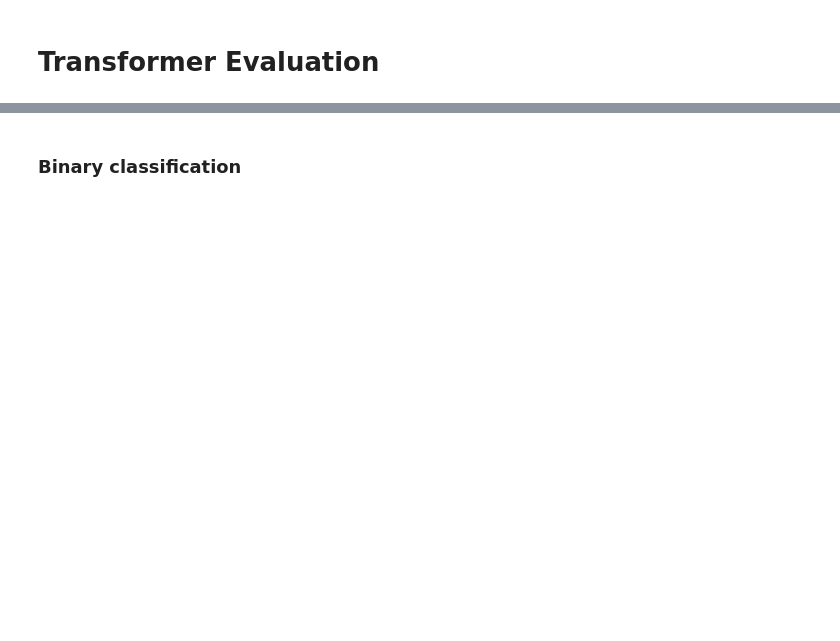
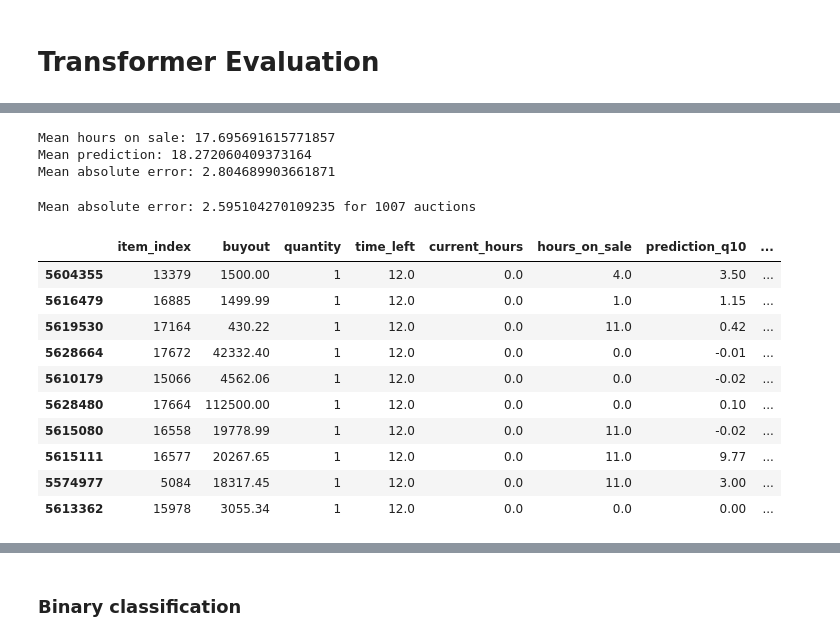
Before and after one commit to AngelUrq/auction_classic, a Jupyter notebook: notebooks/transformer_evaluation.ipynb, the cells around one changed output, grey strips where cells are left out. Cells and saved outputs as stored; diff of their text form; code cells hidden in the pictures; blank space fills up the shorter version.

```diff
--- a/notebooks/transformer_evaluation.ipynb
+++ b/notebooks/transformer_evaluation.ipynb
@@ -85,20 +100,37 @@ df_predictions = df_auctions[df_auctions['time_offset'] == 0]
 
 print("Mean hours on sale:", df_predictions['hours_on_sale'].mean())
 print("Mean prediction:", df_predictions['prediction_q50'].mean())
-print("Mean sale probability:", df_predictions['sale_probability'].mean())
 
 mae = mean_absolute_error(df_predictions['hours_on_sale'], df_predictions['prediction_q50'])
 print(f"Mean absolute error: {mae}")
+# %% [output]
+Mean hours on sale: 17.695691615771857
+Mean prediction: 18.272060409373164
+Mean absolute error: 2.804689903661871
 # %%
 df_auctions_filtered = df_predictions[df_predictions['current_hours'] == 0]
-df_auctions_filtered = df_auctions_filtered[df_auctions_filtered['time_left'] == 48.0]
+df_auctions_filtered = df_auctions_filtered[df_auctions_filtered['time_left'] == 12.0]
 
 df_auctions_filtered['prediction_interval'] = df_auctions_filtered['prediction_q90'] - df_auctions_filtered['prediction_q10']
 
 mae = mean_absolute_error(df_auctions_filtered['hours_on_sale'], df_auctions_filtered['prediction_q50'])
 print(f"Mean absolute error: {mae} for {len(df_auctions_filtered)} auctions") # 7.17
+# %% [output]
+Mean absolute error: 2.595104270109235 for 1007 auctions
 # %%
-df_auctions_filtered[['item_index', 'buyout','quantity', 'time_left', 'current_hours', 'hours_on_sale', 'prediction_q10', 'prediction_q50', 'prediction_q90', 'sale_probability']].sample(10)
+df_auctions_filtered[['item_index', 'buyout','quantity', 'time_left', 'current_hours', 'hours_on_sale', 'prediction_q10', 'prediction_q50', 'prediction_q90']].sample(10)
+# %% [output]
+|  | item_index | buyout | quantity | time_left | current_hours | hours_on_sale | prediction_q10 | ... |
+| 5604355 | 13379 | 1500.00 | 1 | 12.0 | 0.0 | 4.0 | 3.50 | ... |
+| 5616479 | 16885 | 1499.99 | 1 | 12.0 | 0.0 | 1.0 | 1.15 | ... |
+| 5619530 | 17164 | 430.22 | 1 | 12.0 | 0.0 | 11.0 | 0.42 | ... |
+| 5628664 | 17672 | 42332.40 | 1 | 12.0 | 0.0 | 0.0 | -0.01 | ... |
+| 5610179 | 15066 | 4562.06 | 1 | 12.0 | 0.0 | 0.0 | -0.02 | ... |
+| 5628480 | 17664 | 112500.00 | 1 | 12.0 | 0.0 | 0.0 | 0.10 | ... |
+| 5615080 | 16558 | 19778.99 | 1 | 12.0 | 0.0 | 11.0 | -0.02 | ... |
+| 5615111 | 16577 | 20267.65 | 1 | 12.0 | 0.0 | 11.0 | 9.77 | ... |
+| 5574977 | 5084 | 18317.45 | 1 | 12.0 | 0.0 | 11.0 | 3.00 | ... |
+| 5613362 | 15978 | 3055.34 | 1 | 12.0 | 0.0 | 0.0 | 0.00 | ... |
 # %%
 df_auctions_filtered['coverage'] = (df_auctions_filtered['prediction_q10'] <= df_auctions_filtered['hours_on_sale']) & (df_auctions_filtered['hours_on_sale'] <= df_auctions_filtered['prediction_q90'])
 df_auctions_filtered['coverage'].mean()
```
Also changed, not shown: parts of 7 cells of this notebook, 5 other files.
